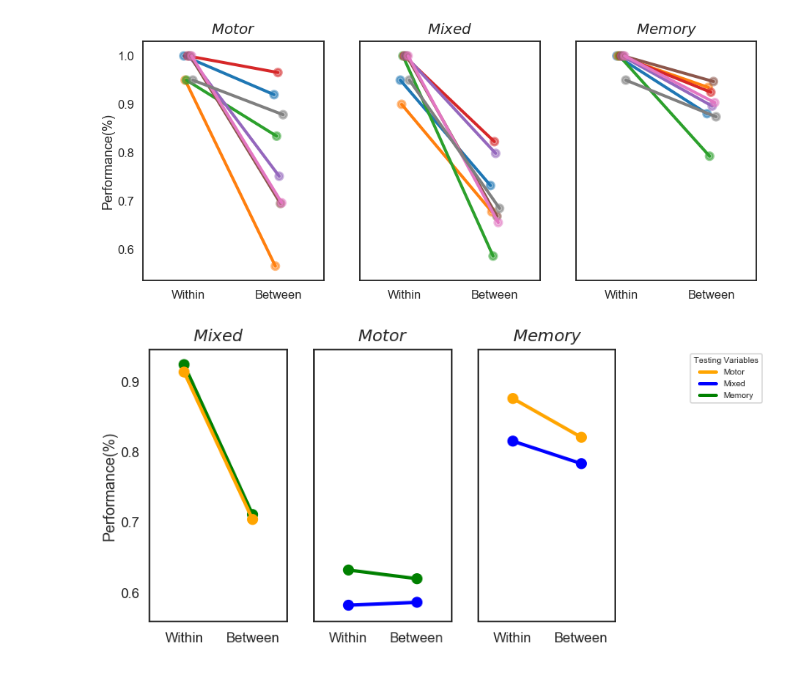
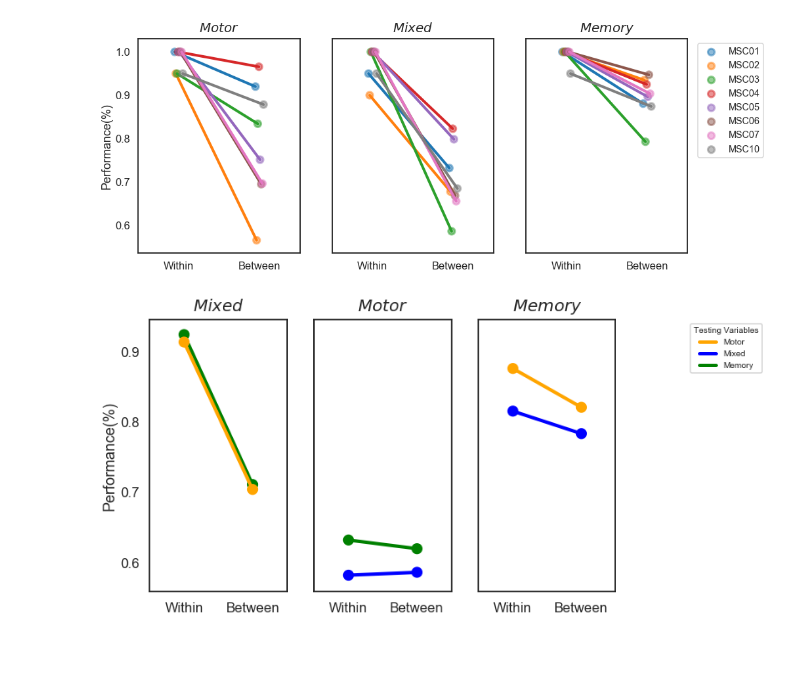
Before and after one commit to GrattonLab/MSC_Alexis, a Jupyter notebook: analysis/code/mL_rsfMRI/Figures.ipynb, the cells around one changed output. Cells and saved outputs as stored; diff of their text form; code cells hidden in the pictures.

```diff
--- a/analysis/code/mL_rsfMRI/Figures.ipynb
+++ b/analysis/code/mL_rsfMRI/Figures.ipynb
@@ -338,36 +338,46 @@ fig=plt.figure(figsize=(15,6), constrained_layout=True)
 plt.rcParams['figure.constrained_layout.use'] = True
 #Add grid space for subplots 1 rows by 3 columns
 gs = gridspec.GridSpec(nrows=1, ncols=3)
+"""
+custom_lines = [Line2D([0], [0], color='orange', lw=4),
+                Line2D([0], [0], color='blue', lw=4),
+                Line2D([0], [0], color='blue', lw=4),
+                Line2D([0], [0], color='blue', lw=4),
+                Line2D([0], [0], color='blue', lw=4),
+                Line2D([0], [0], color='blue', lw=4),
+                Line2D([0], [0], color='blue', lw=4),
+                Line2D([0], [0], color='green', lw=4)]
+"""
 #motor
 ax1=fig.add_subplot(gs[0,0])
 ax=sns.pointplot(x="Analysis",y="acc", hue="sub", ci=None, data=pair_motor,ax=ax1,dodge=.1, order=['Within','Between'])
 plt.setp(ax.collections, alpha=.5)
 ax.legend_.remove()
 ax.set_title('$Motor$', fontsize=20, pad=10)
 plt.xlabel('')
 plt.ylabel("Performance(%)")
 #mixed
 ax2=fig.add_subplot(gs[0,1],sharey=ax1)
 plt.setp(ax2.get_yticklabels(), visible=False)
 ax=sns.pointplot(x="Analysis",y="acc", hue="sub", ci=None, data=pair_mixed, ax=ax2, dodge=.1,order=['Within','Between'])
 plt.setp(ax.collections, alpha=.5)
 ax.legend_.remove()
 ax.set_title('$Mixed$', fontsize=20, pad=10)
 plt.ylabel('')
 plt.xlabel('')
 #memory
 ax3=fig.add_subplot(gs[0,2],sharey=ax1)
 plt.setp(ax3.get_yticklabels(), visible=False)
 ax=sns.pointplot(x="Analysis",y="acc", hue="sub", ci=None, data=pair_mem,ax=ax3, dodge=.1,order=['Within','Between'])
 plt.setp(ax.collections, alpha=.5)
-ax.legend_.remove()
+plt.legend(bbox_to_anchor=(1.5, 1.0),loc='upper right',fontsize='x-large')
 ax.set_title('$Memory$', fontsize=20, pad=10)
 plt.ylabel('')
 plt.xlabel('')
 
 plt.savefig(thisDir+'output/mL/images/ridge/figs/point_plots.png', bbox_inches='tight')
 # %% [output]
-[figure, old version]
+[figure, new version]
 # %%
 plt.figure(figsize=(10,5))
 diff_plot=sns.pointplot(x="analysis",y="Mean", hue="train_task", ci=None, data=diff_res)
```
Also changed, not shown: 2 other files.
